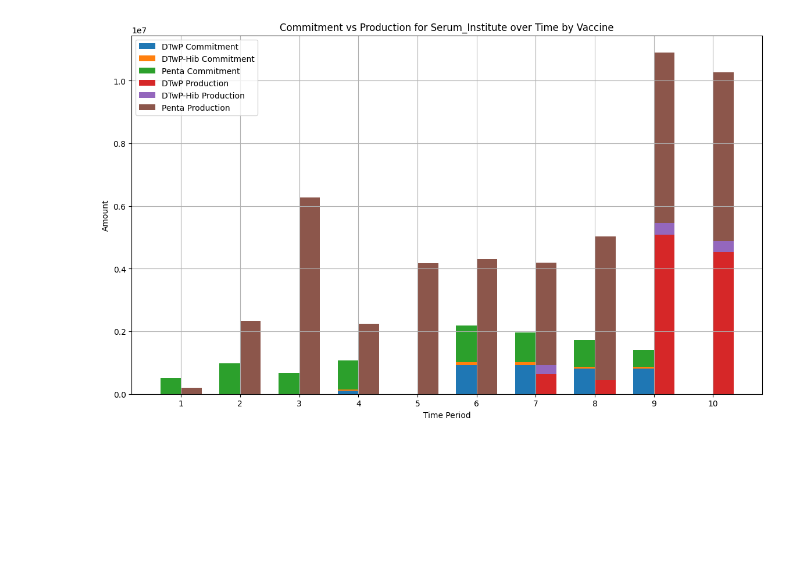
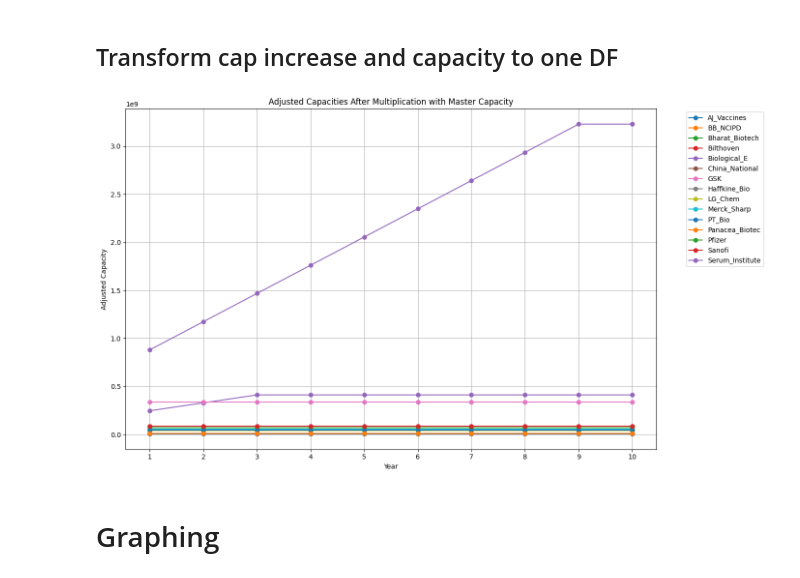
Before and after one commit to nuhorchak/Vaccine_Tender, a Jupyter notebook: visualization_tools/test_viz/munging_results.ipynb, the cells around one changed output. Drawn from its saved outputs; the diff is of its cells as text; code cells hidden in the pictures; blank space fills up the shorter version.

```diff
--- a/visualization_tools/test_viz/munging_results.ipynb
+++ b/visualization_tools/test_viz/munging_results.ipynb
@@ -42,0 +124,11 @@ unique_producers_list
+# %%
+# Load the uploaded Excel file
+file_path = '../../data/production_capacity_scenarios/production_capacity_scenarios.xlsx'
+xls = pd.ExcelFile(file_path)
+
+# Read the "master capacity" sheet
+df_master_capacity = pd.read_excel(xls, sheet_name='master_capacity')
+# df_master_capacity = df_master_capacity.sort_values(by='Manufacturer')
+df_master_capacity.set_index(df_master_capacity.columns[0], inplace=False)
+
+df_master_capacity
@@ -42,0 +152,12 @@ unique_producers_list
+# %%
+
+# Performing the multiplication
+adjusted_capacity = df_master_capacity.iloc[:, 1:11] * (transformed_capacity_increase.iloc[:, 1:11]/1)
+
+# Adding the Manufacturer column back to the selected dataframe
+adjusted_capacity['Manufacturer'] = df_master_capacity['Manufacturer']
+
+adjusted_capacity = adjusted_capacity[[adjusted_capacity.columns[-1]] + list(adjusted_capacity.columns[:-1])]
+
+adjusted_capacity.set_index(adjusted_capacity.columns[0], inplace=False)
+adjusted_capacity
@@ -43,16 +181,27 @@ unique_producers_list
+# %% [markdown]
+## Transform cap increase and capacity to one DF
+# %%
+# Plotting the adjusted capacities after multiplication with master capacity as a line chart
+fig, ax = plt.subplots(figsize=(14, 8))
+
+for manufacturer in adjusted_capacity['Manufacturer']:
+    y_values = adjusted_capacity[adjusted_capacity['Manufacturer'] == manufacturer].iloc[0, 1:]
+    ax.plot(range(1, 11), y_values, label=manufacturer, marker='o')
+
+ax.set_title('Adjusted Capacities After Multiplication with Master Capacity')
+ax.set_xlabel('Year')
+ax.set_ylabel('Adjusted Capacity')
+ax.legend(bbox_to_anchor=(1.05, 1), loc='upper left')
+plt.xticks(range(1, 11))
+plt.grid(True)
+plt.tight_layout()
+
+plt.show()
+# %% [output]
+[figure, added]
+# %% [markdown]
+# Graphing
 # %%
-# Provided combined data dictionary
-combined_data = {
-    "F_tender_schedule": data.get("F", {}),
-    "Y_manufacturers_producing_period": data.get("Y", {}),
-    "W_manufacturers_participate_tender": data.get("W", {}),
-    "L_capacity_extension_decision": data.get("L", {}),
-    "Q_commitment_amounts": data.get("Q", {}),
-    "X_production_amounts": data.get("X", {}),
-    "I_inventory_level": data.get("I", {}),
-    "Vc_vaccinated_children": data.get("Vc", {}),
-    "S_unvaccinated_children": data.get("S", {})
-}
 
 # Vaccines to filter
 vaccines_to_filter = ["DTwP", "DTwP-Hib", "Penta"]
@@ -124,8 +273,6 @@ ax.legend()
 
 plt.grid(True)
 plt.show()
-# %% [output]
-[figure, removed]
 # %%
 import matplotlib.pyplot as plt
 import pandas as pd
```
Also changed, not shown: parts of 20 cells of this notebook, 13 other files.
